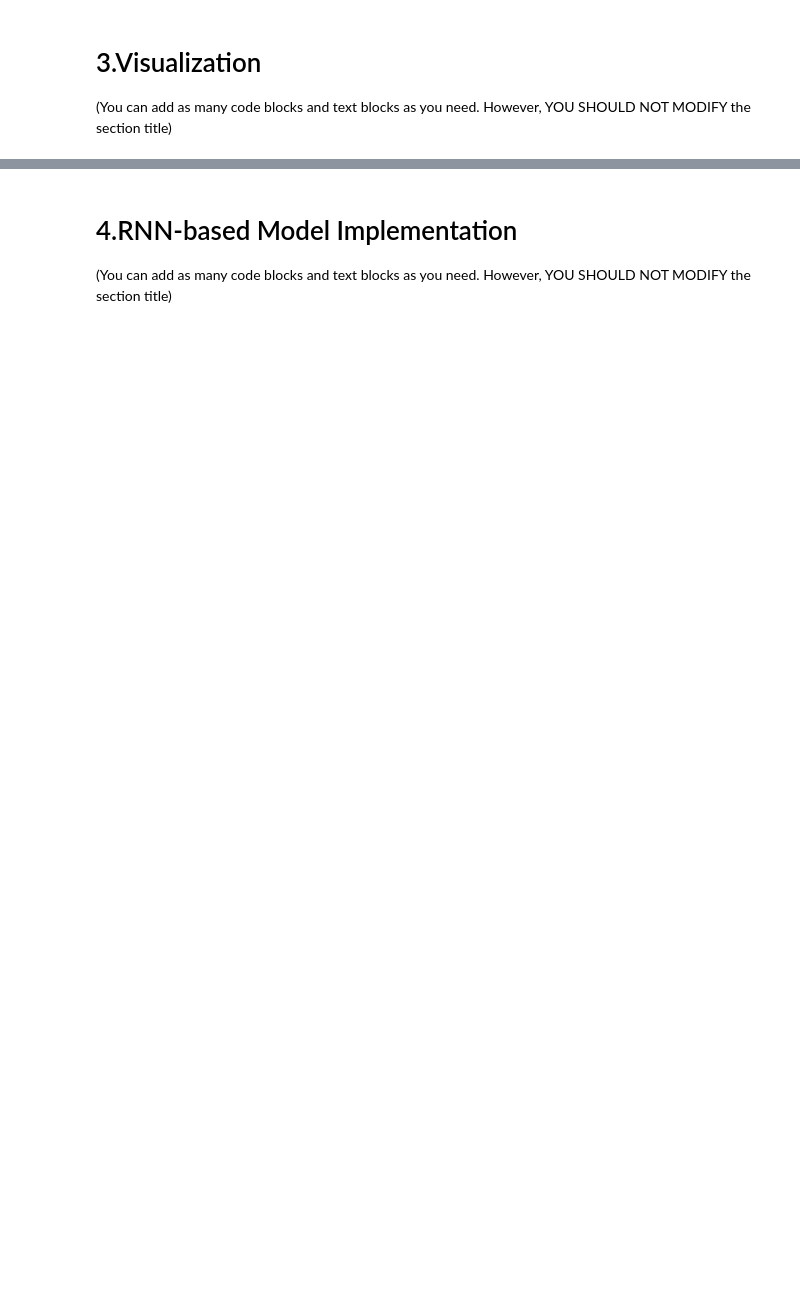
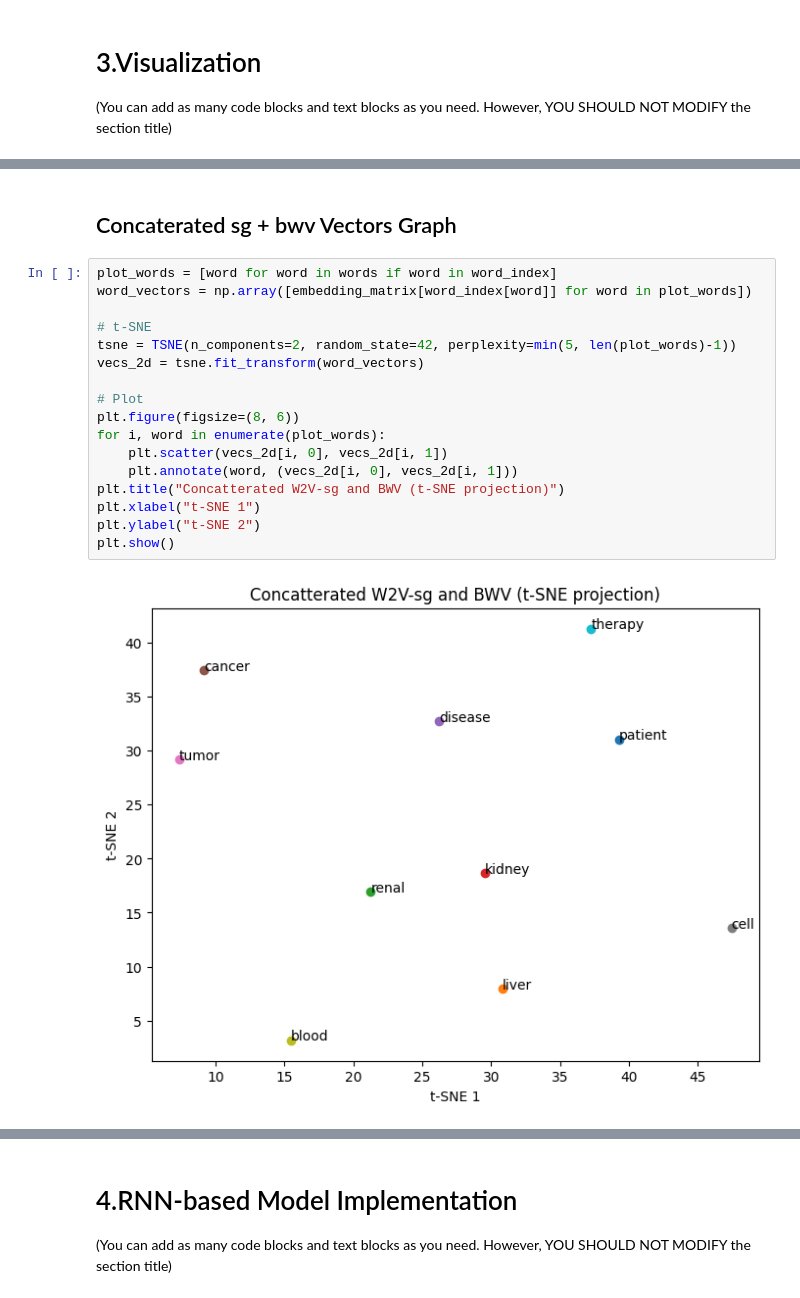
Before and after one commit to JHarvey01/CITS4012IndividualProject, a Jupyter notebook: A1_dataset_2025/CITS4012_22979342.ipynb, the cells around one changed output, grey strips where cells are left out. Drawn from its saved outputs; the diff is of its cells as text; blank space fills up the shorter version.

```diff
--- a/A1_dataset_2025/CITS4012_22979342.ipynb
+++ b/A1_dataset_2025/CITS4012_22979342.ipynb
@@ -87,0 +179,21 @@ First 10 words in vocabulary: ['the', 'of', 'and', 'in', 'to', 'a', 'with', 'for
+# %% [markdown]
+## Concaterated sg + bwv Vectors Graph
+# %%
+plot_words = [word for word in words if word in word_index]
+word_vectors = np.array([embedding_matrix[word_index[word]] for word in plot_words])
+
+# t-SNE
+tsne = TSNE(n_components=2, random_state=42, perplexity=min(5, len(plot_words)-1))
+vecs_2d = tsne.fit_transform(word_vectors)
+
+# Plot
+plt.figure(figsize=(8, 6))
+for i, word in enumerate(plot_words):
+    plt.scatter(vecs_2d[i, 0], vecs_2d[i, 1])
+    plt.annotate(word, (vecs_2d[i, 0], vecs_2d[i, 1]))
+plt.title("Concatterated W2V-sg and BWV (t-SNE projection)")
+plt.xlabel("t-SNE 1")
+plt.ylabel("t-SNE 2")
+plt.show()
+# %% [output]
+[figure, added]
```
Also changed, not shown: parts of 43 cells of this notebook, 2 other files.
